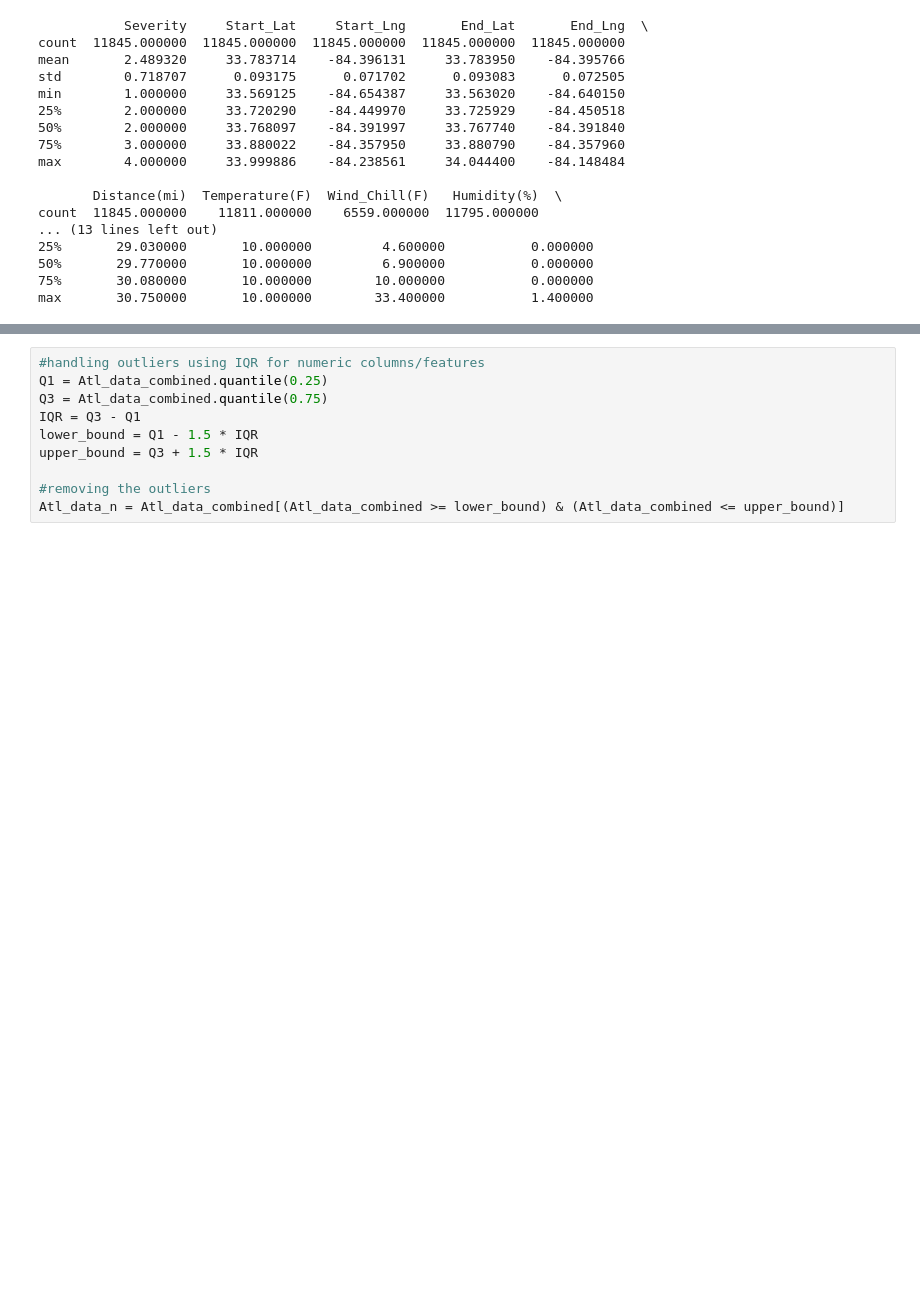
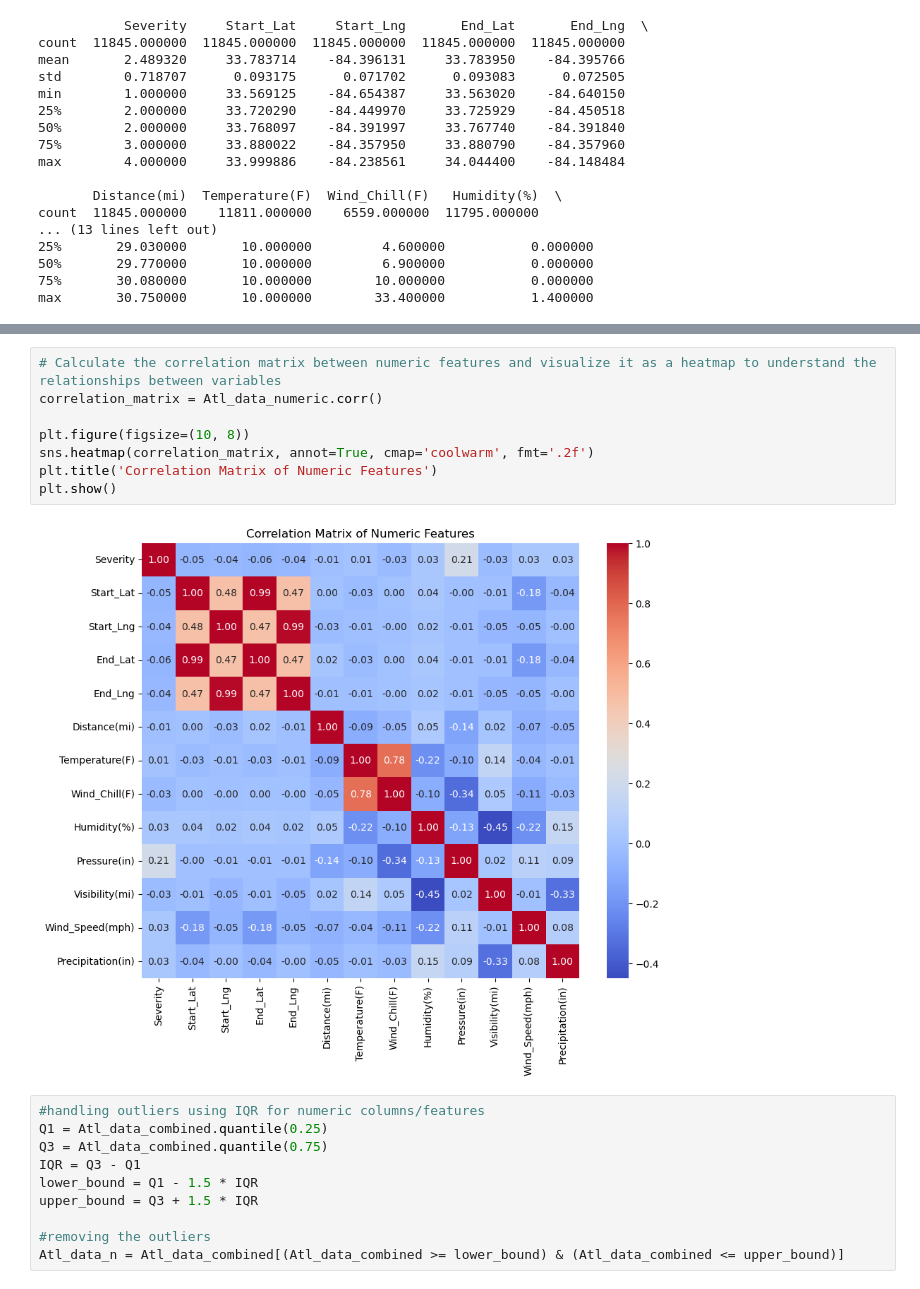
Before and after one commit to vForzce/CSC4780_GroupProject, a Jupyter notebook: DataScience_Project.ipynb, the cells around one changed output, grey strips where cells are left out. Drawn from its saved outputs; the diff is of its cells as text; blank space fills up the shorter version.

```diff
--- a/DataScience_Project.ipynb
+++ b/DataScience_Project.ipynb
@@ -105,6 +155,16 @@ Atl_data_categorical_encoded = pd.get_dummies(Atl_data_categorical)
 
 #Combining the imputed numeric and (imputed and encoded) categorical data
 Atl_data_combined = pd.concat([Atl_data_numeric, Atl_data_categorical_encoded], axis = 1)
+# %%
+# Calculate the correlation matrix between numeric features and visualize it as a heatmap to understand the relationships between variables
+correlation_matrix = Atl_data_numeric.corr()
+
+plt.figure(figsize=(10, 8))
+sns.heatmap(correlation_matrix, annot=True, cmap='coolwarm', fmt='.2f')
+plt.title('Correlation Matrix of Numeric Features')
+plt.show()
+# %% [output]
+[figure, added]
 # %%
 #handling outliers using IQR for numeric columns/features
 Q1 = Atl_data_combined.quantile(0.25)
```
Also changed, not shown: parts of 10 cells of this notebook.
